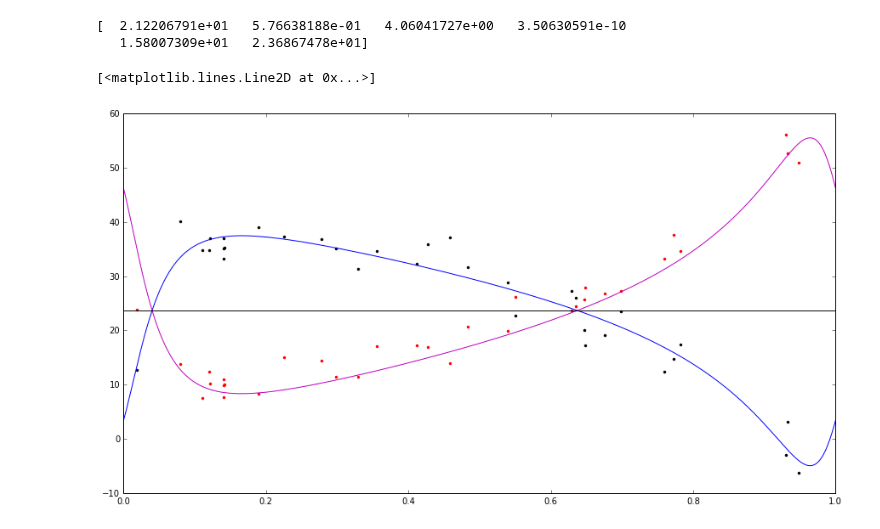
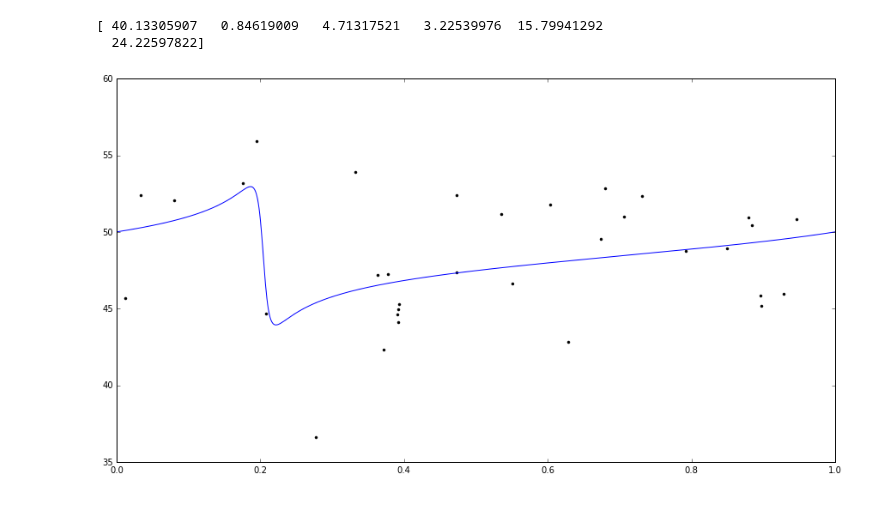
Before and after one commit to jacob-i-skinner/Orbit-Fitting, a Jupyter notebook: New Fitter.ipynb, the cells around one changed output. Cells and saved outputs as stored; diff of their text form; code cells hidden in the pictures.

Commit message:
yada yada yada
fitting the sum of the velocity curves didn’t work well.

```diff
--- a/New Fitter.ipynb
+++ b/New Fitter.ipynb
@@ -42,25 +42,25 @@ def alteredRV(x, K, e, w, T, P, y): #function generates RV values plot from give
         if np.amax(E1-E0) < 1E-9:
             break
     nu = 2*np.arctan(np.sqrt((1 + e)/(1 - e))*np.tan(E1/2)) #True Anomaly is a function of Eccentric anomaly
-    p = (K*(np.cos(nu+w) + (e*np.cos(w)))+y)#, ((-K/mass_ratio)*(np.cos(nu+w) + (e*np.cos(w)))+y)
-    return p
+    curve = (K*(np.cos(nu+w) + (e*np.cos(w)))+y) + ((-K/mass_ratio)*(np.cos(nu+w) + (e*np.cos(w)))+y)
+    return curve
 
-parameters, cov = curve_fit(alteredRV, JDp, RVp, bounds=([0, 0, 0, 0, 14.8, 10], [200, 0.9, 2*np.pi, 3.289, 16.8, 35]))
+parameters, cov = curve_fit(alteredRV, JDp, np.asarray(RVp)+np.asarray(RVs), bounds=([0, 0, 0, 0, 14.8, 10], [200, 0.9, 2*np.pi, 3.289, 16.8, 35]))
 print(parameters)
 # %% [output]
-[  2.12206791e+01   5.76638188e-01   4.06041727e+00   3.50630591e-10
-   1.58007309e+01   2.36867478e+01]
+[ 40.13305907   0.84619009   4.71317521   3.22539976  15.79941292
+  24.22597822]
 # %%
 x = np.linspace(0, parameters[4], num=1000)
 K, e, w, T, P, y = parameters
 
 primary, secondary = RV(x, mass_ratio, parameters)
 plt.figure(figsize=(15,8))
-plt.plot(phases(parameters[4], 0, JDp), RVp, 'k.')
-plt.plot(phases(parameters[4], 0, JDs), RVs, 'r.')
-plt.plot(x/parameters[4], primary)
-plt.plot(x/parameters[4], secondary, 'm')
-plt.plot(x/parameters[4], y*np.ones(len(x)), 'k')
+plt.plot(phases(parameters[4], 0, JDp), np.asarray(RVp)+np.asarray(RVs), 'k.')
+#plt.plot(phases(parameters[4], 0, JDs), RVs, 'r.')
+plt.plot(x/parameters[4], primary+secondary)
+#plt.plot(x/parameters[4], secondary, 'm')
+#plt.plot(x/parameters[4], y*np.ones(len(x)), 'k')
+#plt.savefig('fit.png')
 # %% [output]
-[<matplotlib.lines.Line2D at 0x...>]
-[figure, old version]
+[figure, new version]
```
Also changed, not shown: parts of 1 cell of this notebook.
